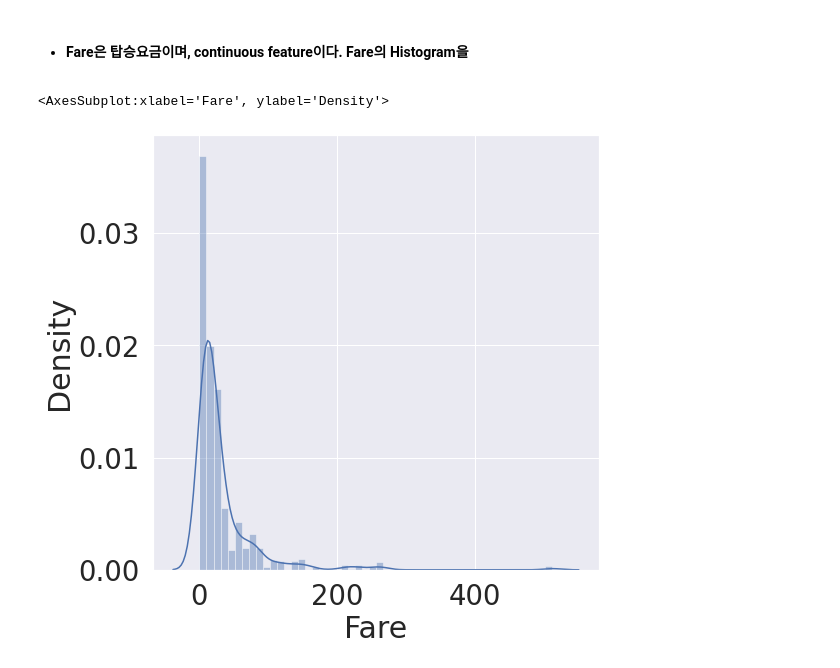
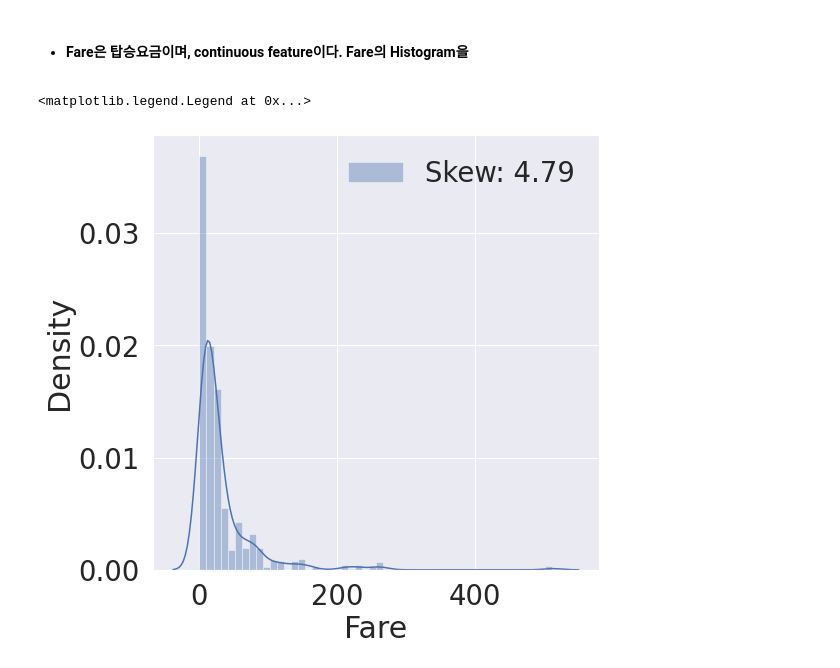
Before and after one commit to dwkim8155/ML-Study, a Jupyter notebook: my-first-analysis-for-titanic.ipynb, the cells around one changed output. Saved outputs shown, nothing was run; the diff lists cells and outputs as text; code cells hidden in the pictures.

```diff
--- a/my-first-analysis-for-titanic.ipynb
+++ b/my-first-analysis-for-titanic.ipynb
@@ -405,7 +405,8 @@ Text(0.5, 1.05, 'Survived Rate by FamilySize')
 * #### Fare은 탑승요금이며, continuous feature이다. Fare의 Histogram을
 # %%
 f, ax = plt.subplots(1,1, figsize = (8,8))
-sns.distplot(df_train['Fare'], ax = ax)
+g = sns.distplot(df_train['Fare'], color ='b', label='Skew: {:.2f}'.format(df_train['Fare'].skew()), ax = ax)
+g.legend(loc = 'best')
 # %% [output]
-<AxesSubplot:xlabel='Fare', ylabel='Density'>
+<matplotlib.legend.Legend at 0x...>
-[figure, old version]
+[figure, new version]
```
Also changed, not shown: parts of 8 cells of this notebook.
